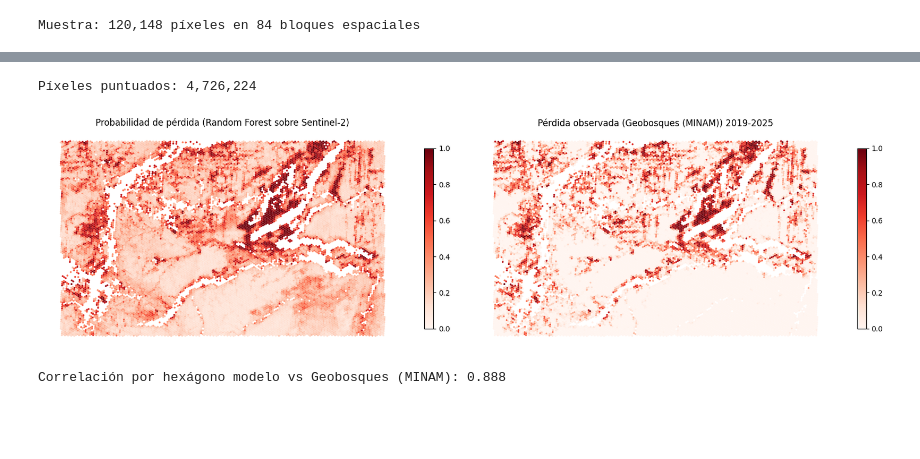
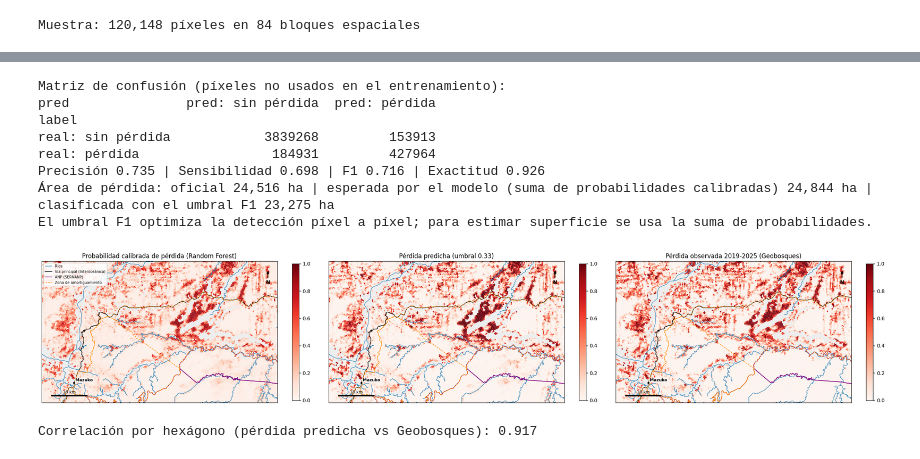
Before and after one commit to wilder14-eslu/teledeteccion-cloud-madre-de-dios, a Jupyter notebook: resultados/notebooks_ejecutados/06_regresion_espacial_y_ml.ipynb, the cells around one changed output, grey strips where cells are left out. Drawn from its saved outputs; the diff is of its cells as text; code cells hidden in the pictures; blank space fills up the shorter version.

```diff
--- a/resultados/notebooks_ejecutados/06_regresion_espacial_y_ml.ipynb
+++ b/resultados/notebooks_ejecutados/06_regresion_espacial_y_ml.ipynb
@@ -46,4 +49,26 @@ Hexágonos: 21,854 | años: [2018, 2020, 2022, 2024, 2025]
 [interactive output not drawn]
+# %%
+# Capas de contexto cartográfico (leyenda, topónimos, escala y norte)
+vec = Path(VOL) / "bronze" / "vector"
+def capa(n):
+    p = vec / f"{n}.geojson"
+    return gpd.read_file(p).to_crs(C.CRS_UTM) if p.exists() else None
+
+rios, vias, za, poblados = capa("rios"), capa("vias"), capa("zonas_amortiguamiento"), capa("poblados")
+anp = capa("areas_protegidas_sernanp")
+anp = anp if anp is not None else capa("areas_protegidas")
+if vias is not None and "highway" in vias:
+    vias = vias[vias["highway"].isin(["trunk", "primary"])]
+if poblados is not None and len(poblados) > 12:
+    poblados = poblados[poblados["fclass"].isin(["city", "town"])] if "fclass" in poblados else poblados.head(12)
+BOUNDS = C.GRID_BOUNDS_UTM
+CONTEXTO = {"Ríos": (rios, dict(color="#1f78b4", lw=0.8)),
+            "Vía principal (Interoceánica)": (vias, dict(color="black", lw=1.1)),
+            "ANP (SERNANP)": (anp, dict(color="purple", lw=1.1)),
+            "Zona de amortiguamiento": (za, dict(color="darkorange", lw=1.0, ls="--"))}
+
+def contexto(ax, legend=True, **kw):
+    spatial.decorate_map(ax, BOUNDS, CONTEXTO, poblados, legend=legend, **kw)
 # %% [markdown]
 ## Parte A. Regresión espacial
 # %%
@@ -202,40 +253,64 @@ Modelo registrado en MLflow
 # %%
 from pyspark.sql import types as T
-model, feats = rf, FEATURES
+model, feats, umbral, pi = rf, FEATURES, UMBRAL, PI
 out_schema = T.StructType([T.StructField("row", T.IntegerType()), T.StructField("col", T.IntegerType()),
                            T.StructField("lon", T.DoubleType()), T.StructField("lat", T.DoubleType()),
-                           T.StructField("label", T.IntegerType()), T.StructField("prob", T.FloatType())])
+                           T.StructField("label", T.IntegerType()), T.StructField("prob", T.FloatType()),
+                           T.StructField("pred", T.IntegerType())])
 
 def score(it):
     for p in it:
-        prob = model.predict_proba(p[feats].fillna(0).values)[:, 1]
-        yield pd.DataFrame({"row": p.row, "col": p.col, "lon": p.lon, "lat": p.lat,
-                            "label": p.label, "prob": prob.astype("float32")})
+        raw = model.predict_proba(p[feats].fillna(0).values)[:, 1]
+        a = raw * pi / 0.5
+        cal = a / (a + (1 - raw) * (1 - pi) / 0.5)
+        yield pd.DataFrame({"row": p.row, "col": p.col, "lon": p.lon, "lat": p.lat, "label": p.label,
+                            "prob": cal.astype("float32"), "pred": (cal >= umbral).astype("int32")})
 
 pred = data.select("row", "col", "lon", "lat", "label", *FEATURES).mapInPandas(score, schema=out_schema)
 dbx.save_table(pred, "gold_pred_perdida_pixel")
 pred = spark.table(dbx.tbl("gold_pred_perdida_pixel"))
-print(f"Píxeles puntuados: {pred.count():,}")
+entrenados = spark.createDataFrame(pd.DataFrame(pdf[["row", "col"]]).astype("int32"))
+evalu = pred.join(entrenados, ["row", "col"], "left_anti")
+cm = evalu.groupBy("label", "pred").count().toPandas().pipe(dbx.clean).pivot(index="label", columns="pred", values="count").fillna(0)
+tp, fp, fn, tn = cm.loc[1, 1], cm.loc[0, 1], cm.loc[1, 0], cm.loc[0, 0]
+prec_, rec_ = tp / (tp + fp), tp / (tp + fn)
+print("Matriz de confusión (píxeles no usados en el entrenamiento):")
+print(cm.rename(index={0: "real: sin pérdida", 1: "real: pérdida"}, columns={0: "pred: sin pérdida", 1: "pred: pérdida"}).astype(int))
+print(f"Precisión {prec_:.3f} | Sensibilidad {rec_:.3f} | F1 {2*prec_*rec_/(prec_+rec_):.3f} | "
+      f"Exactitud {(tp+tn)/cm.values.sum():.3f}")
+area_esperada = evalu.agg(F.sum("prob")).first()[0] * 0.04
+print(f"Área de pérdida: oficial {(tp+fn)*0.04:,.0f} ha | esperada por el modelo (suma de probabilidades calibradas) "
+      f"{area_esperada:,.0f} ha | clasificada con el umbral F1 {(tp+fp)*0.04:,.0f} ha")
+print("El umbral F1 optimiza la detección píxel a píxel; para estimar superficie se usa la suma de probabilidades.")
 # %% [output]
-Píxeles puntuados: 4,726,224
+Matriz de confusión (píxeles no usados en el entrenamiento):
+pred               pred: sin pérdida  pred: pérdida
+label
+real: sin pérdida            3839268         153913
+real: pérdida                 184931         427964
+Precisión 0.735 | Sensibilidad 0.698 | F1 0.716 | Exactitud 0.926
+Área de pérdida: oficial 24,516 ha | esperada por el modelo (suma de probabilidades calibradas) 24,844 ha | clasificada con el umbral F1 23,275 ha
+El umbral F1 optimiza la detección píxel a píxel; para estimar superficie se usa la suma de probabilidades.
 # %%
 pred.createOrReplaceTempView("pred")
 ph = spark.sql(f"""
 SELECT h3_longlatash3string(lon, lat, {C.H3_RES_FINE}) AS h3,
-       AVG(prob) AS prob_modelo, AVG(label) AS perdida_observada, COUNT(*) AS n
+       AVG(prob) AS prob_modelo, AVG(pred) AS frac_predicha, AVG(label) AS perdida_observada, COUNT(*) AS n
 FROM pred GROUP BY 1 HAVING n >= 50""").toPandas().pipe(dbx.clean)
 gph = spatial.h3_to_geodataframe(ph, crs_out=C.CRS_UTM)
-fig, ax = plt.subplots(1, 2, figsize=(17, 6))
-gph.plot(column="prob_modelo", cmap="Reds", vmin=0, vmax=1, linewidth=0, ax=ax[0], legend=True, legend_kwds={"shrink": 0.6})
-ax[0].set_title("Probabilidad de pérdida (Random Forest sobre Sentinel-2)")
-gph.plot(column="perdida_observada", cmap="Reds", vmin=0, vmax=1, linewidth=0, ax=ax[1], legend=True, legend_kwds={"shrink": 0.6})
-ax[1].set_title(f"Pérdida observada ({FUENTE_ETIQUETA}) {Y0+1}-{Y1}")
-for a in ax: a.set_axis_off()
+fig, ax = plt.subplots(1, 3, figsize=(24, 6.5))
+for a, col, t in [(ax[0], "prob_modelo", "Probabilidad calibrada de pérdida (Random Forest)"),
+                  (ax[1], "frac_predicha", f"Pérdida predicha (umbral {UMBRAL:.2f})"),
+                  (ax[2], "perdida_observada", f"Pérdida observada {Y0+1}-{Y1} ({FUENTE})")]:
+    gdf.plot(ax=a, color="#ededed", linewidth=0)
+    gph.plot(column=col, cmap="Reds", vmin=0, vmax=1, linewidth=0, ax=a, legend=True, legend_kwds={"shrink": 0.6})
+    contexto(a, legend=(a is ax[0]))
+    a.set_title(t)
 plt.tight_layout(); plt.savefig(FIG / "06_prediccion.png", dpi=150); plt.show()
-print(f"Correlación por hexágono modelo vs {FUENTE_ETIQUETA}: {ph[['prob_modelo','perdida_observada']].corr().iloc[0,1]:.3f}")
+print(f"Correlación por hexágono (pérdida predicha vs {FUENTE}): {ph[['frac_predicha','perdida_observada']].corr().iloc[0,1]:.3f}")
 # %% [output]
-[figure, old version]
+[figure, new version]
-Correlación por hexágono modelo vs Geobosques (MINAM): 0.888
+Correlación por hexágono (pérdida predicha vs Geobosques): 0.917
 # %% [markdown]
 ## Conclusiones técnicas
 
```
Also changed, not shown: parts of 14 cells of this notebook, 29 other files.
